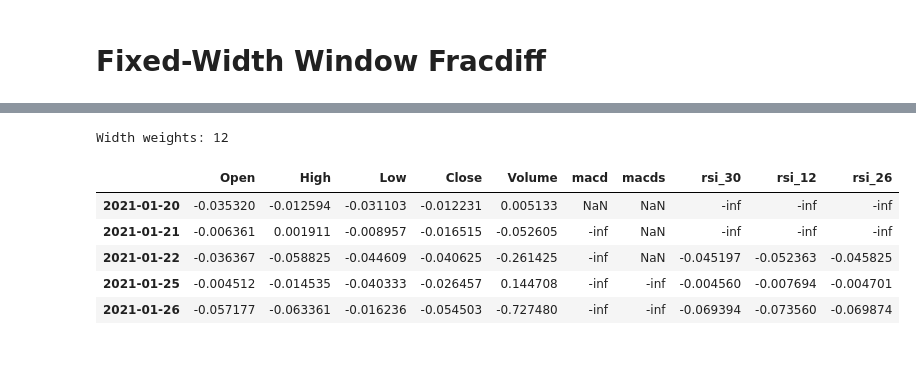
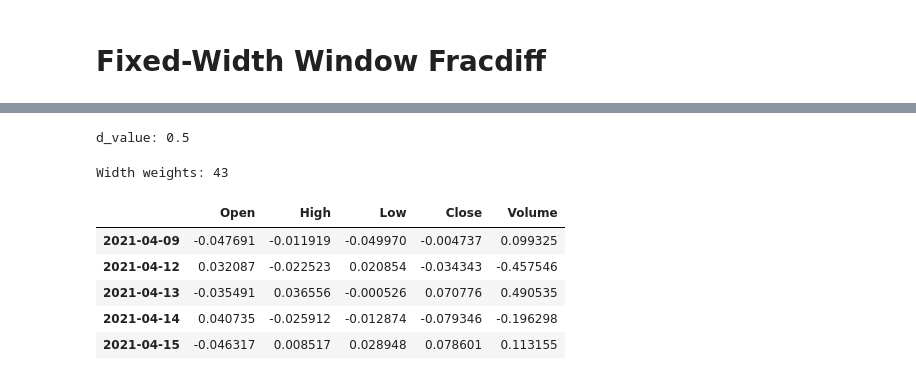
Before and after one commit to iusztinpaul/yacht, a Jupyter notebook: notebooks/preprocessing_methods.ipynb, the cells around one changed output, grey strips where cells are left out. Cells and saved outputs as stored; diff of their text form; code cells hidden in the pictures.

```diff
--- a/notebooks/preprocessing_methods.ipynb
+++ b/notebooks/preprocessing_methods.ipynb
@@ -427,7 +428,7 @@ plt.plot(data_for_scaling[:, 7:])
 # %% [markdown]
 # Fixed-Width Window Fracdiff
 # %%
-data_diff = data.copy()
+data_diff = data[['Open', 'High', 'Low', 'Close', 'Volume']].copy()
 data_diff = data_diff.apply(np.log)
 print(f'Data length: {len(data_diff)}')
 data_diff.head()
@@ -476,0 +556,4 @@ def frac_diff_ffd(series, d, thres=1e-3):
+# %%
+results = plot_min_ffd(data_diff)
+print('\nResults')
+print(results)
@@ -477,13 +579,18 @@ def frac_diff_ffd(series, d, thres=1e-3):
+# %%
+d_value = find_d_value(results)
+print(f'd_value: {d_value}')
+# %% [output]
+d_value: 0.5
 # %%
-data_diff = frac_diff_ffd(data_diff, 1.25)
+data_diff = frac_diff_ffd(data_diff, d_value)
 data_diff.head()
 # %% [output]
-Width weights: 12
+Width weights: 43
-|  | Open | High | Low | Close | Volume | macd | macds | rsi_30 | rsi_12 | rsi_26 |
-| 2021-01-20 | -0.035320 | -0.012594 | -0.031103 | -0.012231 | 0.005133 | NaN | NaN | -inf | -inf | -inf |
-| 2021-01-21 | -0.006361 | 0.001911 | -0.008957 | -0.016515 | -0.052605 | -inf | NaN | -inf | -inf | -inf |
-| 2021-01-22 | -0.036367 | -0.058825 | -0.044609 | -0.040625 | -0.261425 | -inf | NaN | -0.045197 | -0.052363 | -0.045825 |
-| 2021-01-25 | -0.004512 | -0.014535 | -0.040333 | -0.026457 | 0.144708 | -inf | -inf | -0.004560 | -0.007694 | -0.004701 |
-| 2021-01-26 | -0.057177 | -0.063361 | -0.016236 | -0.054503 | -0.727480 | -inf | -inf | -0.069394 | -0.073560 | -0.069874 |
+|  | Open | High | Low | Close | Volume |
+| 2021-04-09 | -0.047691 | -0.011919 | -0.049970 | -0.004737 | 0.099325 |
+| 2021-04-12 | 0.032087 | -0.022523 | 0.020854 | -0.034343 | -0.457546 |
+| 2021-04-13 | -0.035491 | 0.036556 | -0.000526 | 0.070776 | 0.490535 |
+| 2021-04-14 | 0.040735 | -0.025912 | -0.012874 | -0.079346 | -0.196298 |
+| 2021-04-15 | -0.046317 | 0.008517 | 0.028948 | 0.078601 | 0.113155 |
 # %%
 data[['Open', 'High', 'Low', 'Close']].plot()
```
Also changed, not shown: parts of 40 cells of this notebook, 11 other files.
